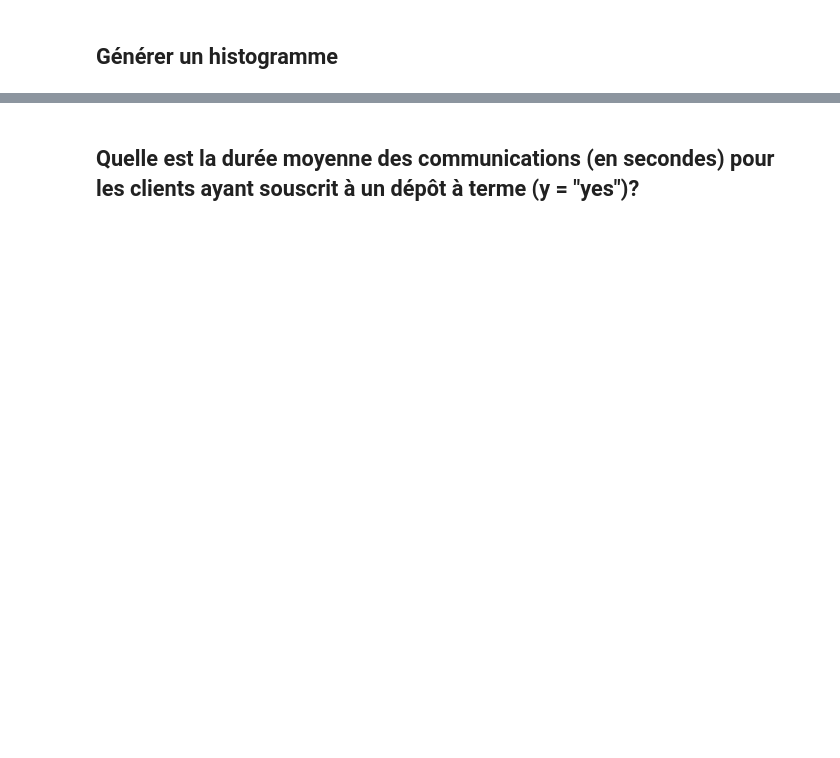
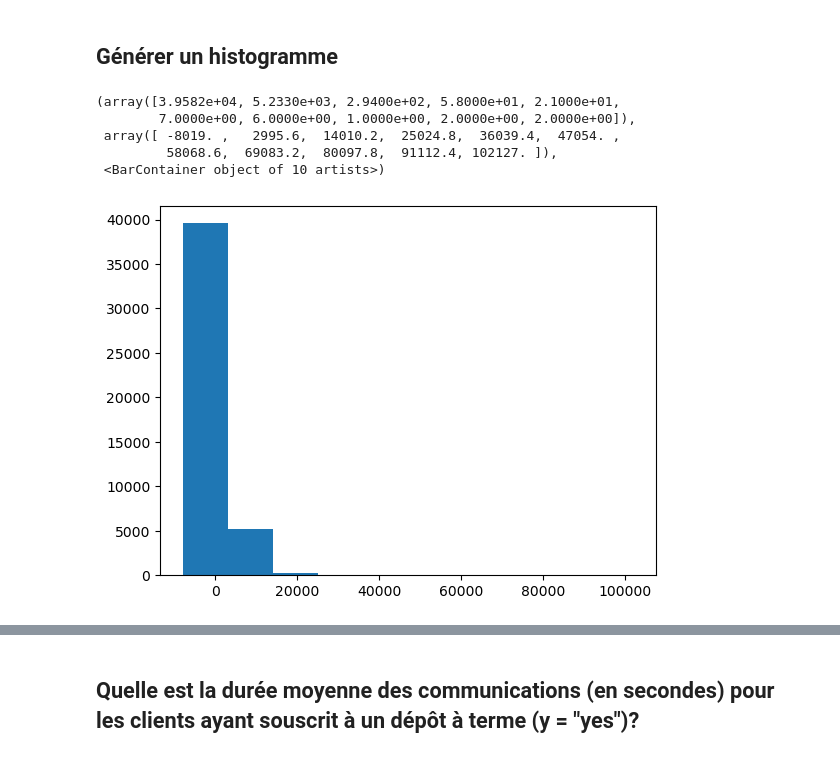
Before and after one commit to LeCoinStat/LeCoinStat, a Jupyter notebook: Daily_Lives_Coding/DLC7/DLC7_Le_Bilan_fonction_visualitation_types_de_données.ipynb, the cells around one changed output, grey strips where cells are left out. Saved outputs shown, nothing was run; the diff lists cells and outputs as text; code cells hidden in the pictures; blank space fills up the shorter version.

```diff
--- a/Daily_Lives_Coding/DLC7/DLC7_Le_Bilan_fonction_visualitation_types_de_données.ipynb
+++ b/Daily_Lives_Coding/DLC7/DLC7_Le_Bilan_fonction_visualitation_types_de_données.ipynb
@@ -54,2 +558,11 @@ Ensuite, utilisez la compréhension de dictionnaire pour créer un nouveau dicti
 # %% [markdown]
 ## Générer un histogramme
+# %%
+plt.hist(df["balance"])
+# %% [output]
+(array([3.9582e+04, 5.2330e+03, 2.9400e+02, 5.8000e+01, 2.1000e+01,
+        7.0000e+00, 6.0000e+00, 1.0000e+00, 2.0000e+00, 2.0000e+00]),
+ array([ -8019. ,   2995.6,  14010.2,  25024.8,  36039.4,  47054. ,
+         58068.6,  69083.2,  80097.8,  91112.4, 102127. ]),
+ <BarContainer object of 10 artists>)
+[figure, added]
```
Also changed, not shown: parts of 67 cells of this notebook, 2 other files.
